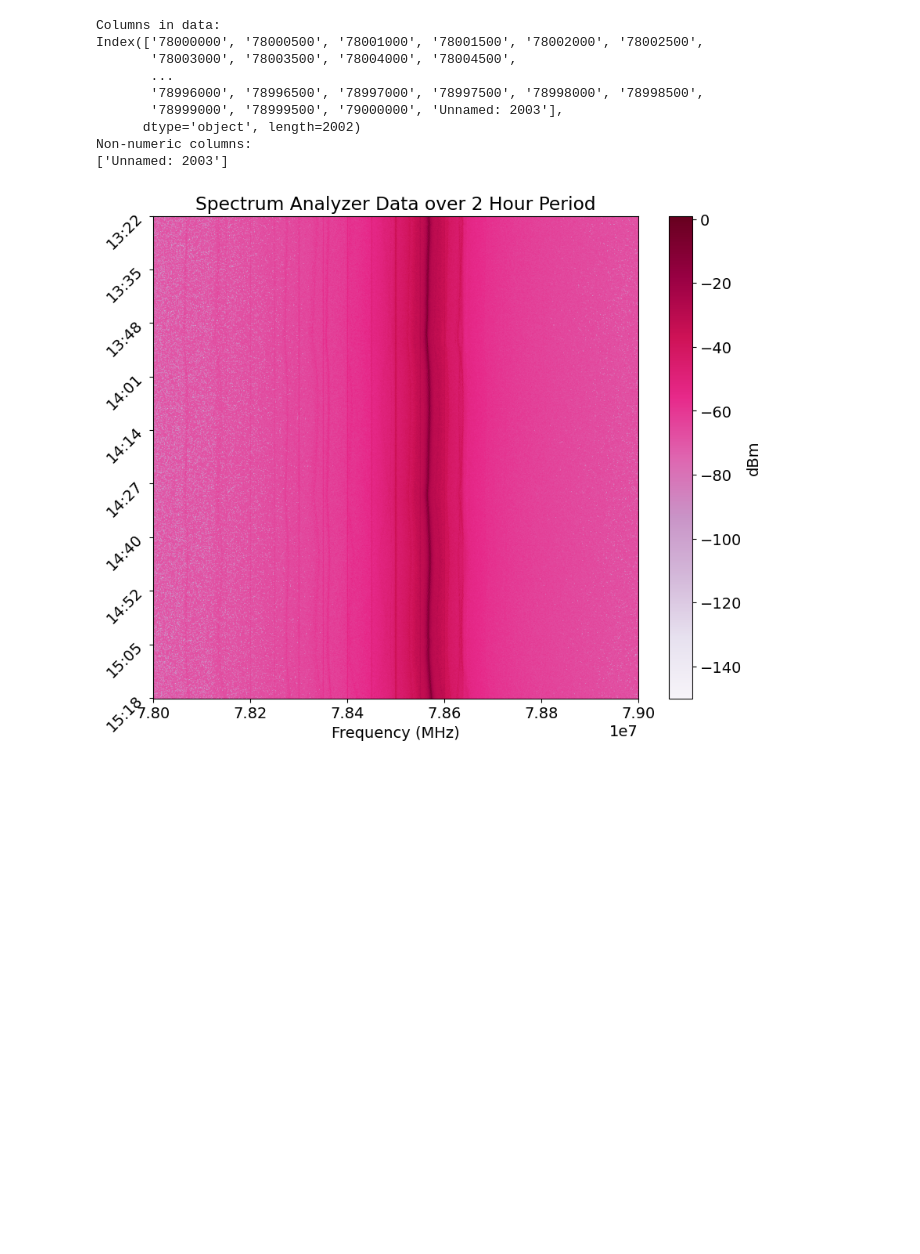
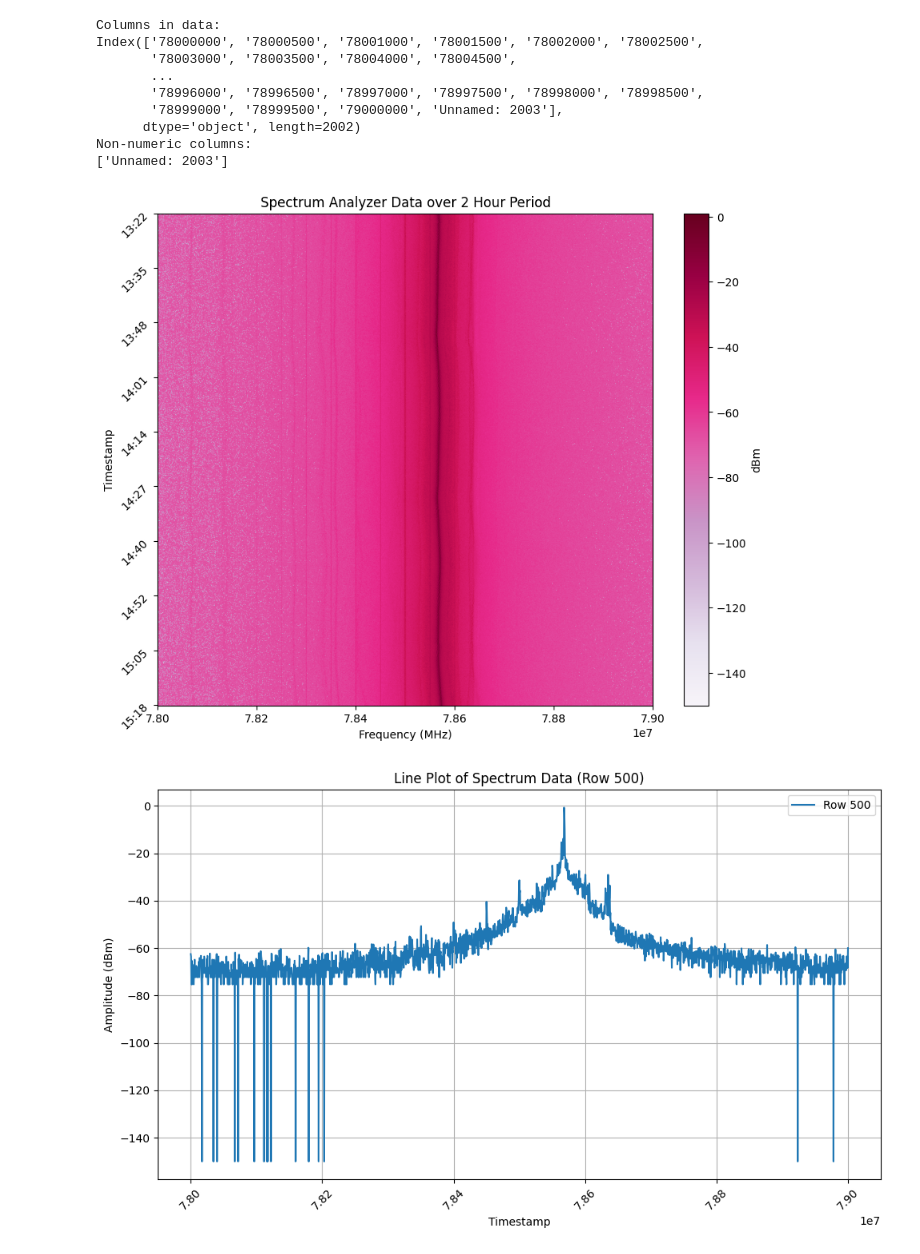
Before and after one commit to holly-faith/UCL2024, a Jupyter notebook: SpectrumStabilityAnalysis.ipynb, the cells around one changed output. Saved outputs shown, nothing was run; the diff lists cells and outputs as text; code cells hidden in the pictures; blank space fills up the shorter version.

Commit message:
completed code for frequency generator stability checking! I think next I should make it into functions

```diff
--- a/SpectrumStabilityAnalysis.ipynb
+++ b/SpectrumStabilityAnalysis.ipynb
@@ -78,21 +78,39 @@ Non-numeric columns:
 # %%
 import matplotlib.pyplot as plt
 import matplotlib as mpl
 import numpy as np
 
 Z = data_filtered.values
 timestamps['Timestamp'] = pd.to_datetime(timestamps['Timestamp']).dt.strftime('%H:%M')
 
 plt.figure(figsize=(10, 8))
 plt.imshow(Z, aspect='auto', cmap='PuRd', extent=[MHz.min(), MHz.max(), Z.shape[0], 0])
 plt.colorbar(label='dBm')  # Show color scale
 plt.xlabel('Frequency (MHz)')
+plt.ylabel('Timestamp')
 num_ticks = 10  # Number of y-ticks to display
 y_ticks = np.linspace(0, Z.shape[0]-1, num_ticks, dtype=int)
 y_labels = timestamps.iloc[y_ticks, 0].values
 plt.yticks(y_ticks, y_labels, rotation=45)
 
 plt.title('Spectrum Analyzer Data over 2 Hour Period')
 plt.show()
+
+# plot just one row to see how gaussian filter behaves next
+
+row_index = 500
+row_data = Z[row_index]
+
+plt.figure(figsize=(10, 6))
+plt.plot(MHz, row_data, label='Row {}'.format(row_index))
+plt.xlabel('Timestamp')
+plt.ylabel('Amplitude (dBm)')
+plt.title('Line Plot of Spectrum Data (Row {})'.format(row_index))
+plt.xticks(rotation=45)
+plt.legend()
+plt.grid()
+plt.tight_layout()
+plt.show()
 # %% [output]
-[figure, old version]
+[figure, new version]
+[figure, added]
```
Also changed, not shown: parts of 3 cells of this notebook.
